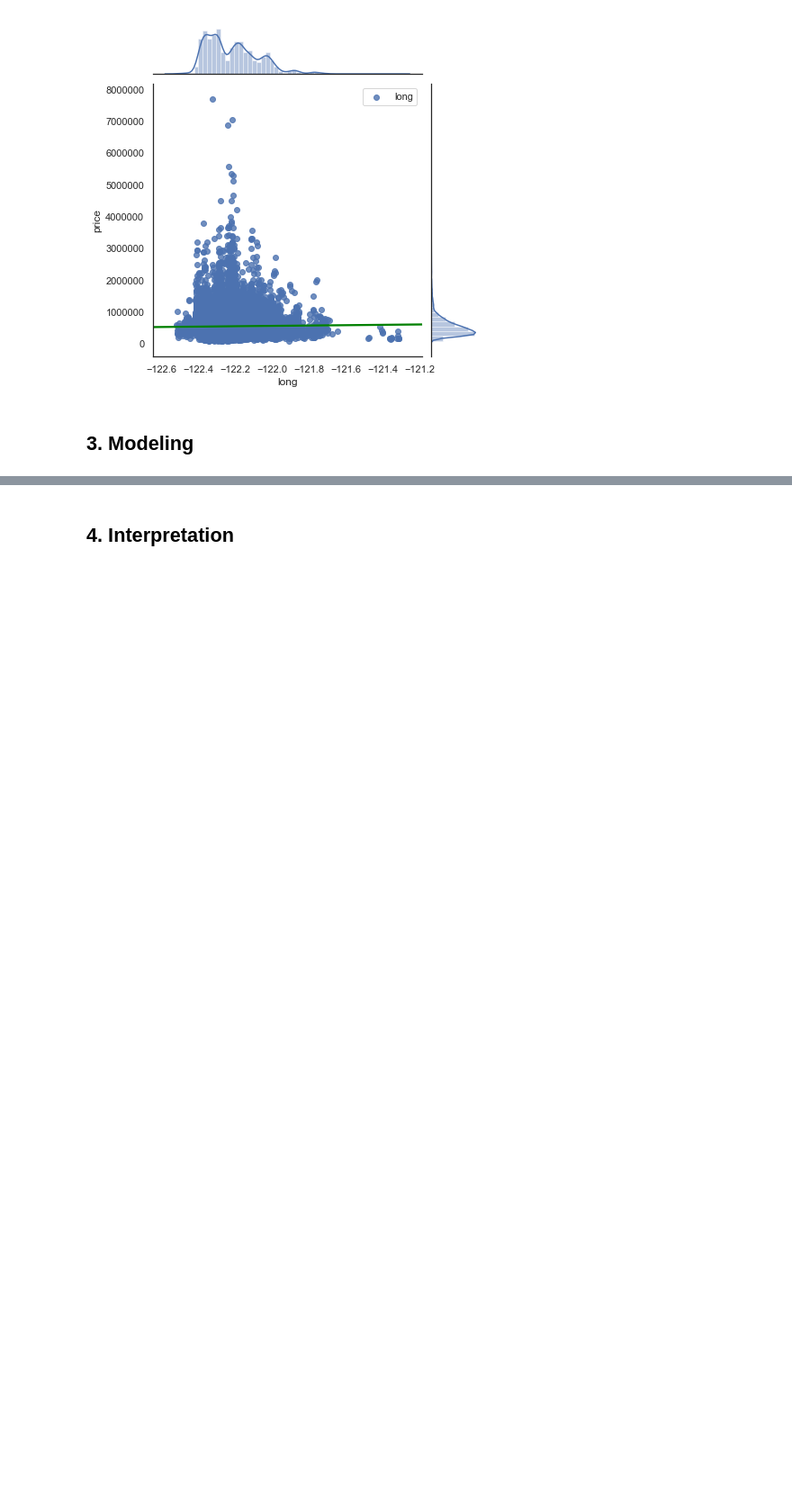
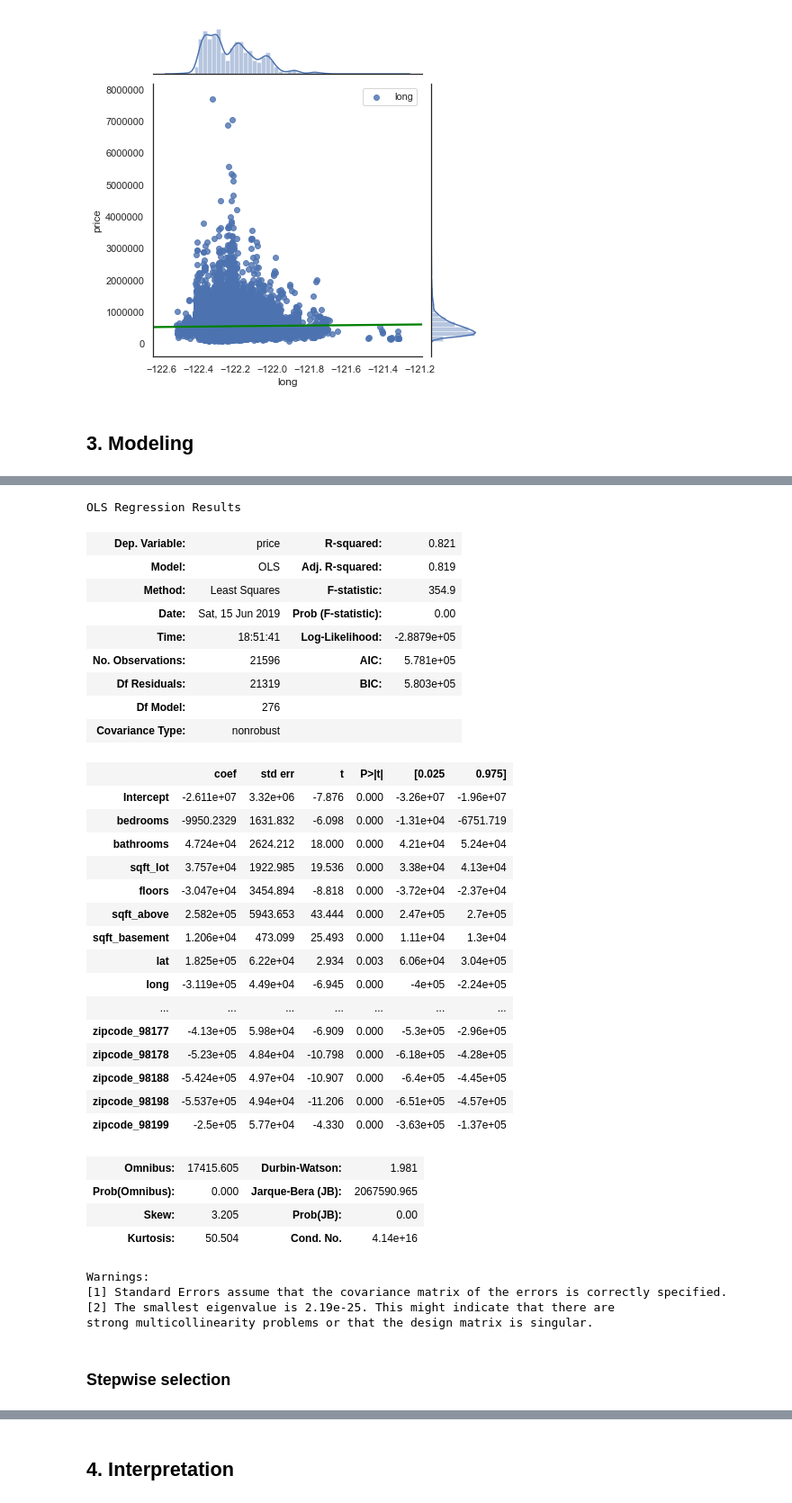
Before and after one commit to bartomolina/dsmod1project, a Jupyter notebook: student.ipynb, the cells around one changed output, grey strips where cells are left out. Shown at 90% size. Cells and saved outputs as stored; diff of their text form; code cells hidden in the pictures; blank space fills up the shorter version.

```diff
--- a/student.ipynb
+++ b/student.ipynb
@@ -439,3 +439,12 @@ df_cat = pd.get_dummies(df_cat)
+# %%
+# create dummy variables
+df_cat = pd.get_dummies(df_cat)
+
+# rename problematic 'waterfront' and 'yr_renovated' columns
+for column in df_cat.columns:
+    if '.0' in column:
+        renamed = column.replace('.0', '')
+        df_cat.rename(columns={column: renamed}, inplace=True)
 # %% [markdown]
 ## 2. EDA (Exploratory Data Analysis)
 # %%
@@ -475,0 +519,40 @@ for column in df_cat.iloc[:, 1:9].columns:
+# %%
+sum_cols = '+'.join(df_cat.iloc[:, 1:].columns)
+form = 'price ~' + sum_cols
+model = smf.ols(formula=form, data=df_cat).fit()
+display(model.summary())
+# %% [output]
+OLS Regression Results
+| Dep. Variable: | price | R-squared: | 0.821 |
+| Model: | OLS | Adj. R-squared: | 0.819 |
+| Method: | Least Squares | F-statistic: | 354.9 |
+| Date: | Sat, 15 Jun 2019 | Prob (F-statistic): | 0.00 |
+| Time: | 18:51:41 | Log-Likelihood: | -2.8879e+05 |
+| No. Observations: | 21596 | AIC: | 5.781e+05 |
+| Df Residuals: | 21319 | BIC: | 5.803e+05 |
+| Df Model: | 276 |  |  |
+| Covariance Type: | nonrobust |  |  |
+|  | coef | std err | t | P>|t| | [0.025 | 0.975] |
+| Intercept | -2.611e+07 | 3.32e+06 | -7.876 | 0.000 | -3.26e+07 | -1.96e+07 |
+| bedrooms | -9950.2329 | 1631.832 | -6.098 | 0.000 | -1.31e+04 | -6751.719 |
+| bathrooms | 4.724e+04 | 2624.212 | 18.000 | 0.000 | 4.21e+04 | 5.24e+04 |
+| sqft_lot | 3.757e+04 | 1922.985 | 19.536 | 0.000 | 3.38e+04 | 4.13e+04 |
+| floors | -3.047e+04 | 3454.894 | -8.818 | 0.000 | -3.72e+04 | -2.37e+04 |
+| sqft_above | 2.582e+05 | 5943.653 | 43.444 | 0.000 | 2.47e+05 | 2.7e+05 |
+| sqft_basement | 1.206e+04 | 473.099 | 25.493 | 0.000 | 1.11e+04 | 1.3e+04 |
+| lat | 1.825e+05 | 6.22e+04 | 2.934 | 0.003 | 6.06e+04 | 3.04e+05 |
+| long | -3.119e+05 | 4.49e+04 | -6.945 | 0.000 | -4e+05 | -2.24e+05 |
+| ... | ... | ... | ... | ... | ... | ... |
+| zipcode_98177 | -4.13e+05 | 5.98e+04 | -6.909 | 0.000 | -5.3e+05 | -2.96e+05 |
+| zipcode_98178 | -5.23e+05 | 4.84e+04 | -10.798 | 0.000 | -6.18e+05 | -4.28e+05 |
+| zipcode_98188 | -5.424e+05 | 4.97e+04 | -10.907 | 0.000 | -6.4e+05 | -4.45e+05 |
+| zipcode_98198 | -5.537e+05 | 4.94e+04 | -11.206 | 0.000 | -6.51e+05 | -4.57e+05 |
+| zipcode_98199 | -2.5e+05 | 5.77e+04 | -4.330 | 0.000 | -3.63e+05 | -1.37e+05 |
+| Omnibus: | 17415.605 | Durbin-Watson: | 1.981 |
+| Prob(Omnibus): | 0.000 | Jarque-Bera (JB): | 2067590.965 |
+| Skew: | 3.205 | Prob(JB): | 0.00 |
+| Kurtosis: | 50.504 | Cond. No. | 4.14e+16 |
+Warnings:
+[1] Standard Errors assume that the covariance matrix of the errors is correctly specified.
+[2] The smallest eigenvalue is 2.19e-25. This might indicate that there are
+strong multicollinearity problems or that the design matrix is singular.
@@ -475,0 +611,2 @@ for column in df_cat.iloc[:, 1:9].columns:
+# %% [markdown]
+### Stepwise selection
```
Also changed, not shown: parts of 6 cells of this notebook.
